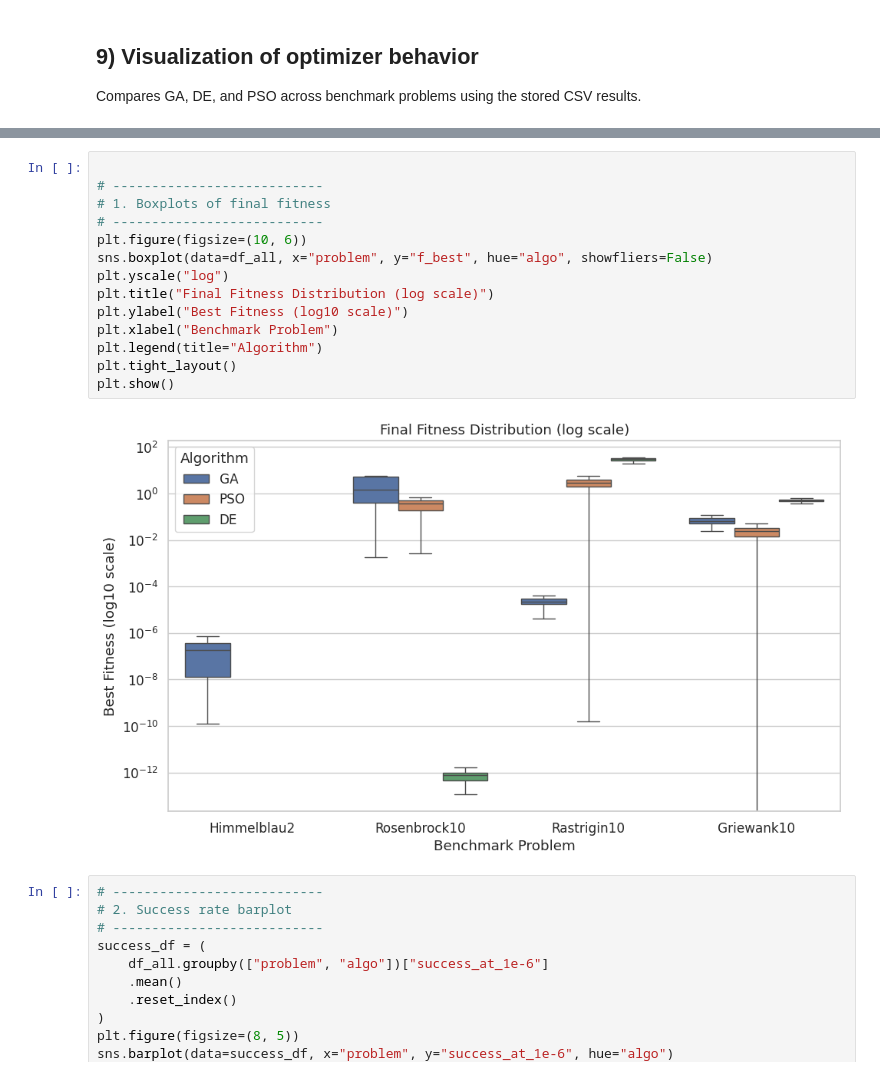
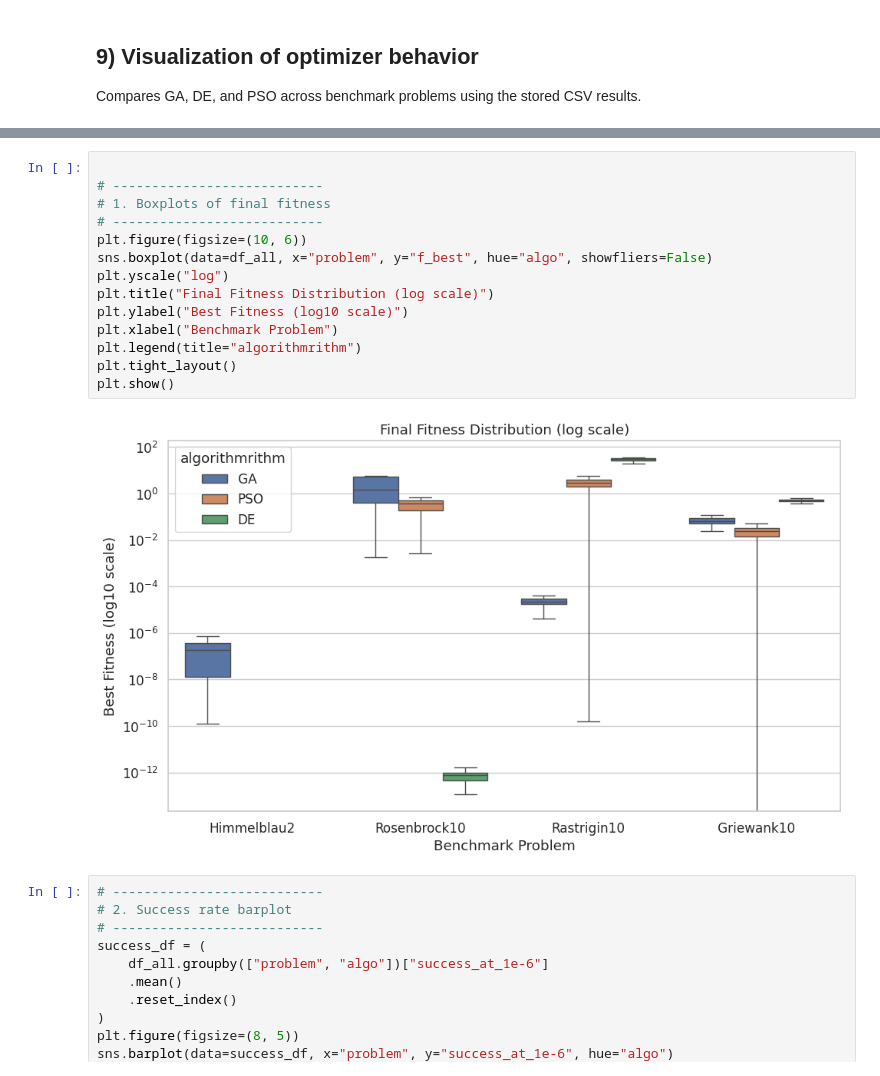
Before and after one commit to raqcoss/EvoComputing, a Jupyter notebook: HW3.ipynb, the cells around one changed output, grey strips where cells are left out. Drawn from its saved outputs; the diff is of its cells as text.

```diff
--- a/HW3.ipynb
+++ b/HW3.ipynb
@@ -810,19 +850,19 @@ plt.show()
 # %%
 
 # ---------------------------
 # 1. Boxplots of final fitness
 # ---------------------------
 plt.figure(figsize=(10, 6))
 sns.boxplot(data=df_all, x="problem", y="f_best", hue="algo", showfliers=False)
 plt.yscale("log")
 plt.title("Final Fitness Distribution (log scale)")
 plt.ylabel("Best Fitness (log10 scale)")
 plt.xlabel("Benchmark Problem")
-plt.legend(title="Algorithm")
+plt.legend(title="algorithmrithm")
 plt.tight_layout()
 plt.show()
 # %% [output]
-[figure, old version]
+[figure, new version]
 # %%
 # ---------------------------
 # 2. Success rate barplot
```
Also changed, not shown: parts of 11 cells of this notebook, 5 other files.
